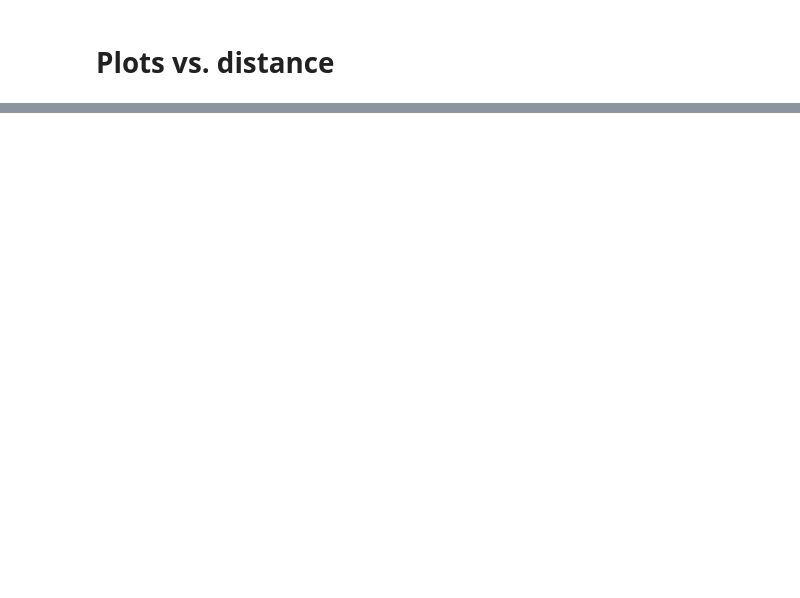
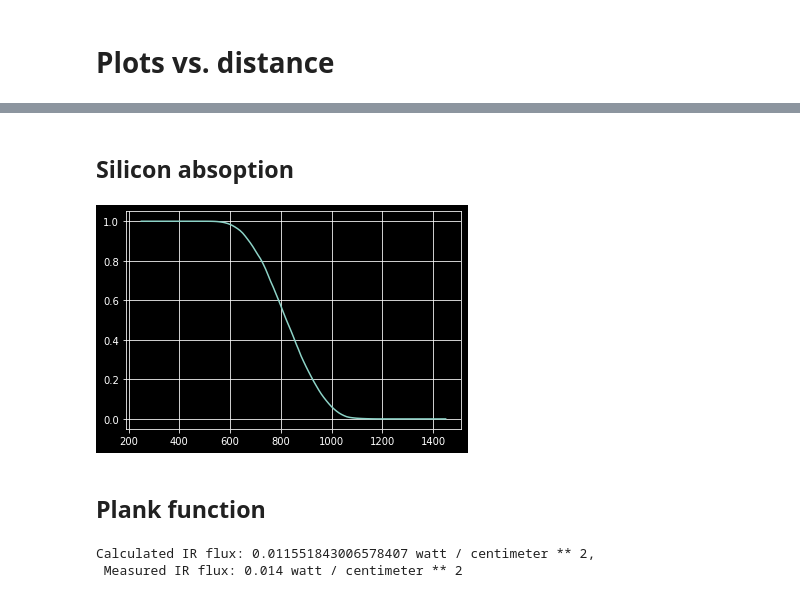
Before and after one commit to davidxcohen/imaging, a Jupyter notebook: func/Sand_Box.ipynb, the cells around one changed output, grey strips where cells are left out. Saved outputs shown, nothing was run; the diff lists cells and outputs as text; code cells hidden in the pictures; blank space fills up the shorter version.

```diff
--- a/func/Sand_Box.ipynb
+++ b/func/Sand_Box.ipynb
@@ -70,0 +158,9 @@ iplot({'data': data, 'layout': layout})
+# %% [markdown]
+## Silicon absoption
+# %%
+import math
+from scipy.integrate import quad
+from scipy import interpolate
+
+import matplotlib.pyplot as plt
+plt.style.use('dark_background')
@@ -70,0 +177,27 @@ iplot({'data': data, 'layout': layout})
+# %%
+# silicon response
+silicon_epi_thicness = 10e-4 # [cm]
+wavelength = np.linspace(250, 1450, 121)
+silicon_absorption = np.array([    # [cm**(-1)]
+                      1.84E+06, 1.97E+06, 2.18E+06, 2.36E+06, 2.24E+06, 1.73E+06, 1.44E+06, 1.28E+06, 1.17E+06, 1.09E+06,
+                      1.04E+06, 1.02E+06, 6.97E+05, 2.93E+05, 1.50E+05, 9.52E+04, 6.74E+04, 5.00E+04, 3.92E+04, 3.11E+04,
+                      2.55E+04, 2.10E+04, 1.72E+04, 1.48E+04, 1.27E+04, 1.11E+04, 9.70E+03, 8.80E+03, 7.85E+03, 7.05E+03,
+                      6.39E+03, 5.78E+03, 5.32E+03, 4.88E+03, 4.49E+03, 4.14E+03, 3.81E+03, 3.52E+03, 3.27E+03, 3.04E+03,
+                      2.81E+03, 2.58E+03, 2.38E+03, 2.21E+03, 2.05E+03, 1.90E+03, 1.77E+03, 1.66E+03, 1.54E+03, 1.42E+03,
+                      1.30E+03, 1.19E+03, 1.10E+03, 1.01E+03, 9.28E+02, 8.50E+02, 7.75E+02, 7.07E+02, 6.47E+02, 5.91E+02,
+                      5.35E+02, 4.80E+02, 4.32E+02, 3.83E+02, 3.43E+02, 3.06E+02, 2.72E+02, 2.40E+02, 2.10E+02, 1.83E+02,
+                      1.57E+02, 1.34E+02, 1.14E+02, 9.59E+01, 7.92E+01, 6.40E+01, 5.11E+01, 3.99E+01, 3.02E+01, 2.26E+01,
+                      1.63E+01, 1.11E+01, 8.00E+00, 6.20E+00, 4.70E+00, 3.50E+00, 2.70E+00, 2.00E+00, 1.50E+00, 1.00E+00,
+                      6.80E-01, 4.20E-01, 2.20E-01, 6.50E-02, 3.60E-02, 2.20E-02, 1.30E-02, 8.20E-03, 4.70E-03, 2.40E-03,
+                      1.00E-03, 3.60E-04, 2.00E-04, 1.20E-04, 7.10E-05, 4.50E-05, 2.70E-05, 1.60E-05, 8.00E-06, 3.50E-06,
+                      1.70E-06, 1.00E-06, 6.70E-07, 4.50E-07, 2.50E-07, 2.00E-07, 1.50E-07, 8.50E-08, 7.70E-08, 4.20E-08,
+                      3.20E-08])
+len(wavelength), len(silicon_absorption)
+QE = 1.0 - np.exp(-silicon_absorption * silicon_epi_thicness)
+# %%
+plt.plot(wavelength, QE)
+plt.grid()
+# %% [output]
+[figure, added]
+# %% [markdown]
+## Plank function
@@ -70,0 +225,19 @@ iplot({'data': data, 'layout': layout})
+# %%
+#@title IR in daylight - Validation
+# !pip install pint
+import pint
+u = pint.UnitRegistry(system='mks')
+
+if True:
+  AmbientLight = 76000*u.lux
+  PowerMeter = 14e-3*u.watt/u.centimeter**2
+  scene_temp_K = 5000
+  bandpass = 200e-9 *u.meter # Hoya R72 Infrared filter
+  efficacy = 683*u.lumen/u.watt #550nm
+  flux_vis = AmbientLight / (0.5 * efficacy)
+  flux_ir = flux_vis * PlankLawBlackBodyRad(scene_temp_K, 820e-9) / PlankLawBlackBodyRad(scene_temp_K, 555e-9) * (bandpass / (700e-9*u.meter - 400e-9*u.meter))
+  flux_vis.to(u.watt/u.meter**2), flux_vis.to(u.watt/u.centimeter**2), flux_ir.to(u.watt/u.meter**2), flux_ir.to(u.watt/u.centimeter**2)
+  print('Calculated IR flux: %s, \n Measured IR flux: %s'%(flux_ir.to(u.watt/u.centimeter**2), PowerMeter.to(u.watt/u.centimeter**2)))
+# %% [output]
+Calculated IR flux: 0.011551843006578407 watt / centimeter ** 2,
+ Measured IR flux: 0.014 watt / centimeter ** 2
```
Also changed, not shown: parts of 22 cells of this notebook, 3 other files.
